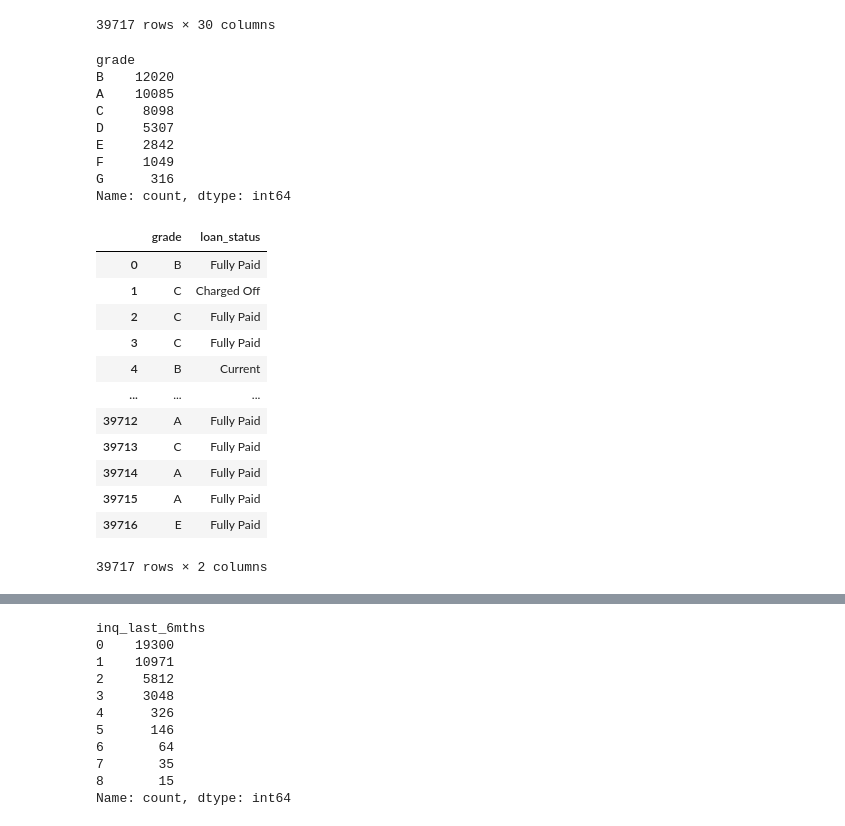
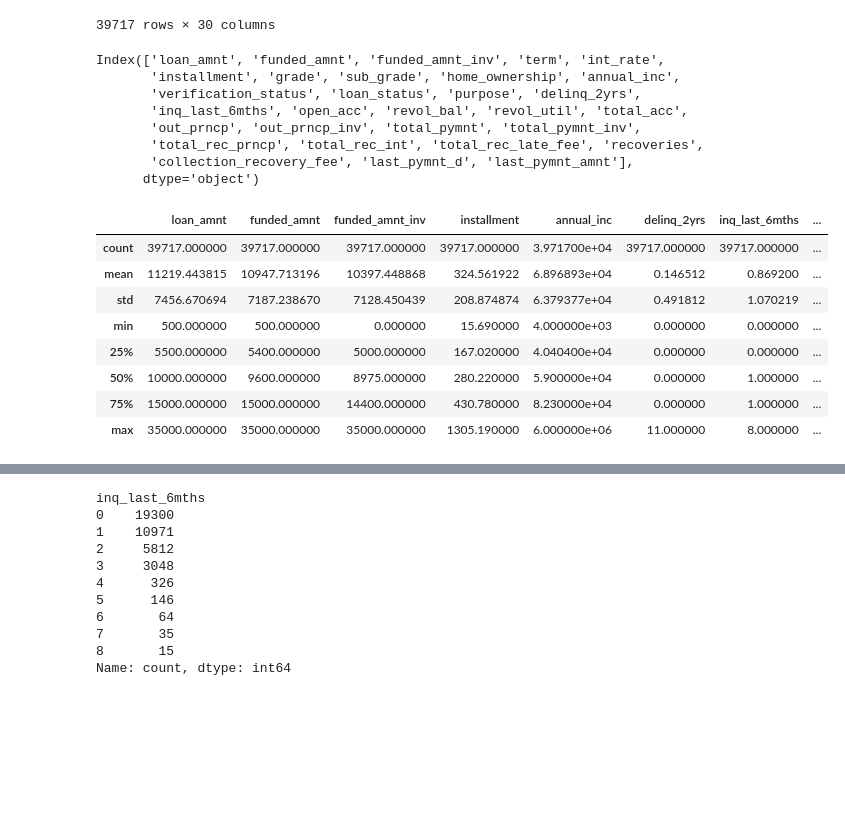
Before and after one commit to vmishra0905/lending-club-case-study, a Jupyter notebook: loan_eda_final.ipynb, the cells around one changed output, grey strips where cells are left out. Saved outputs shown, nothing was run; the diff lists cells and outputs as text; code cells hidden in the pictures; blank space fills up the shorter version.

```diff
--- a/loan_eda_final.ipynb
+++ b/loan_eda_final.ipynb
@@ -53,16 +90,3 @@ loan_data2
 | 39715 | 5000 | 5000 | 650.0 | 36 months | 7.43% | 155.38 | A | A2 | ... |
 | 39716 | 7500 | 7500 | 800.0 | 36 months | 13.75% | 255.43 | E | E2 | ... |
 39717 rows × 30 columns
-# %%
-#Checking grade columns
-loan_data2["grade"].value_counts()
-# %% [output]
-grade
-B    12020
-A    10085
-C     8098
-D     5307
-E     2842
-F     1049
-G      316
-Name: count, dtype: int64
@@ -69,17 +95,24 @@ Name: count, dtype: int64
+# %%
+loan_data2.columns
+# %% [output]
+Index(['loan_amnt', 'funded_amnt', 'funded_amnt_inv', 'term', 'int_rate',
+       'installment', 'grade', 'sub_grade', 'home_ownership', 'annual_inc',
+       'verification_status', 'loan_status', 'purpose', 'delinq_2yrs',
+       'inq_last_6mths', 'open_acc', 'revol_bal', 'revol_util', 'total_acc',
+       'out_prncp', 'out_prncp_inv', 'total_pymnt', 'total_pymnt_inv',
+       'total_rec_prncp', 'total_rec_int', 'total_rec_late_fee', 'recoveries',
+       'collection_recovery_fee', 'last_pymnt_d', 'last_pymnt_amnt'],
+      dtype='object')
 # %%
 
-loan_data2[["grade","loan_status"]]
+loan_data2.describe()
 # %% [output]
-|  | grade | loan_status |
-| 0 | B | Fully Paid |
-| 1 | C | Charged Off |
-| 2 | C | Fully Paid |
-| 3 | C | Fully Paid |
-| 4 | B | Current |
-| ... | ... | ... |
-| 39712 | A | Fully Paid |
-| 39713 | C | Fully Paid |
-| 39714 | A | Fully Paid |
-| 39715 | A | Fully Paid |
-| 39716 | E | Fully Paid |
+|  | loan_amnt | funded_amnt | funded_amnt_inv | installment | annual_inc | delinq_2yrs | inq_last_6mths | ... |
+| count | 39717.000000 | 39717.000000 | 39717.000000 | 39717.000000 | 3.971700e+04 | 39717.000000 | 39717.000000 | ... |
+| mean | 11219.443815 | 10947.713196 | 10397.448868 | 324.561922 | 6.896893e+04 | 0.146512 | 0.869200 | ... |
+| std | 7456.670694 | 7187.238670 | 7128.450439 | 208.874874 | 6.379377e+04 | 0.491812 | 1.070219 | ... |
+| min | 500.000000 | 500.000000 | 0.000000 | 15.690000 | 4.000000e+03 | 0.000000 | 0.000000 | ... |
+| 25% | 5500.000000 | 5400.000000 | 5000.000000 | 167.020000 | 4.040400e+04 | 0.000000 | 0.000000 | ... |
+| 50% | 10000.000000 | 9600.000000 | 8975.000000 | 280.220000 | 5.900000e+04 | 0.000000 | 1.000000 | ... |
+| 75% | 15000.000000 | 15000.000000 | 14400.000000 | 430.780000 | 8.230000e+04 | 0.000000 | 1.000000 | ... |
+| max | 35000.000000 | 35000.000000 | 35000.000000 | 1305.190000 | 6.000000e+06 | 11.000000 | 8.000000 | ... |
-39717 rows × 2 columns
```
Also changed, not shown: parts of 42 cells of this notebook.
